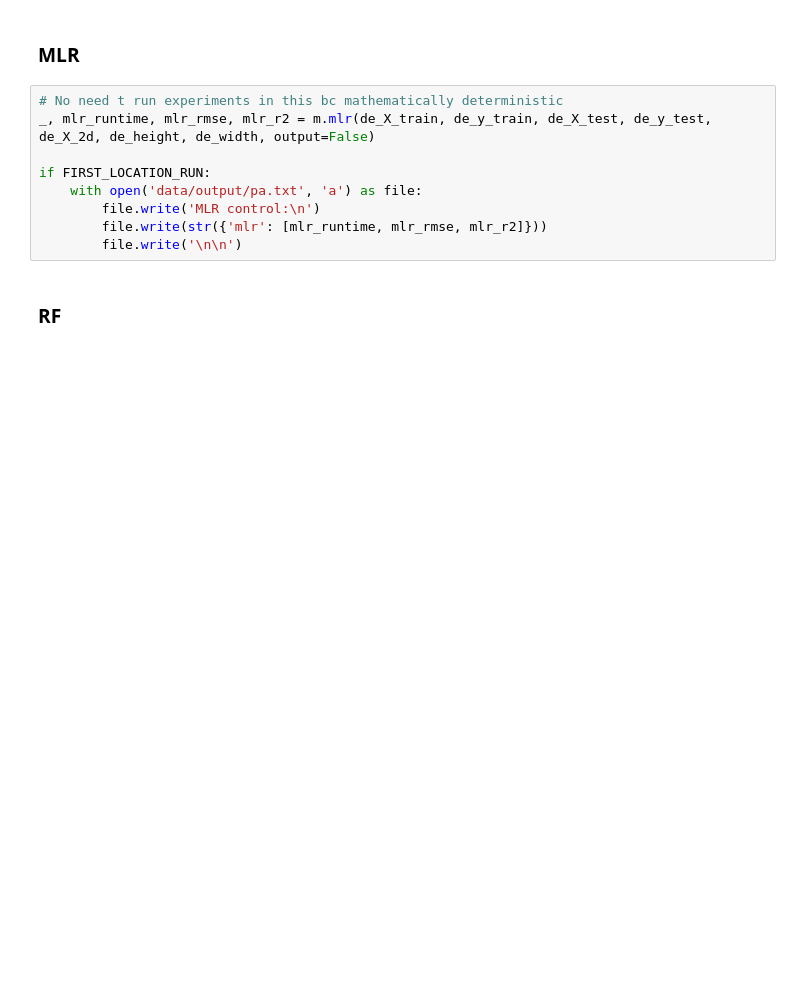
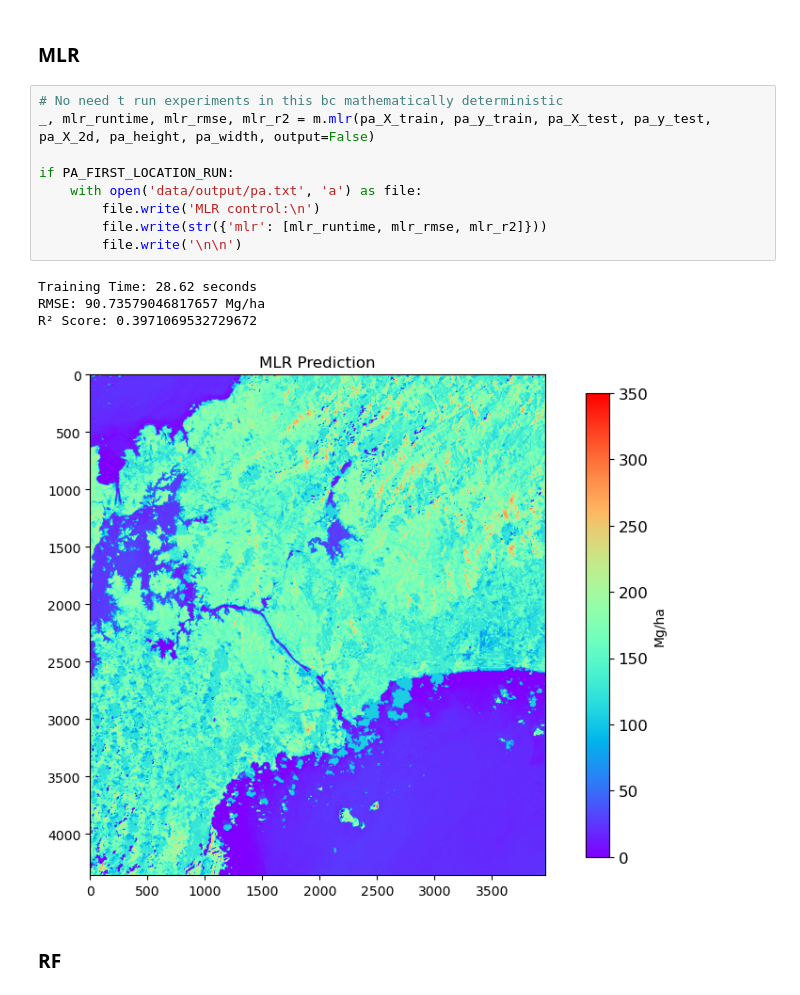
Before and after one commit to annalisefishell/MasterThesis, a Jupyter notebook: panama.ipynb, the cells around one changed output. Saved outputs shown, nothing was run; the diff lists cells and outputs as text; blank space fills up the shorter version.

```diff
--- a/panama.ipynb
+++ b/panama.ipynb
@@ -128,13 +120,18 @@ del pa_ref_data, pa_ref_profile, pa_aoi, pa_combined, pa_n_bands, n_pixels, pa_y
 ### MLR
 # %%
 # No need t run experiments in this bc mathematically deterministic
-_, mlr_runtime, mlr_rmse, mlr_r2 = m.mlr(de_X_train, de_y_train, de_X_test, de_y_test, de_X_2d, de_height, de_width, output=False)
+_, mlr_runtime, mlr_rmse, mlr_r2 = m.mlr(pa_X_train, pa_y_train, pa_X_test, pa_y_test, pa_X_2d, pa_height, pa_width, output=False)
 
-if FIRST_LOCATION_RUN:
+if PA_FIRST_LOCATION_RUN:
     with open('data/output/pa.txt', 'a') as file:
         file.write('MLR control:\n')
         file.write(str({'mlr': [mlr_runtime, mlr_rmse, mlr_r2]}))
         file.write('\n\n')
+# %% [output]
+Training Time: 28.62 seconds
+RMSE: 90.73579046817657 Mg/ha
+R² Score: 0.3971069532729672
+[figure, added]
 # %% [markdown]
 ### RF
 # %% [markdown]
```
Also changed, not shown: parts of 8 cells of this notebook, 5 other files.
